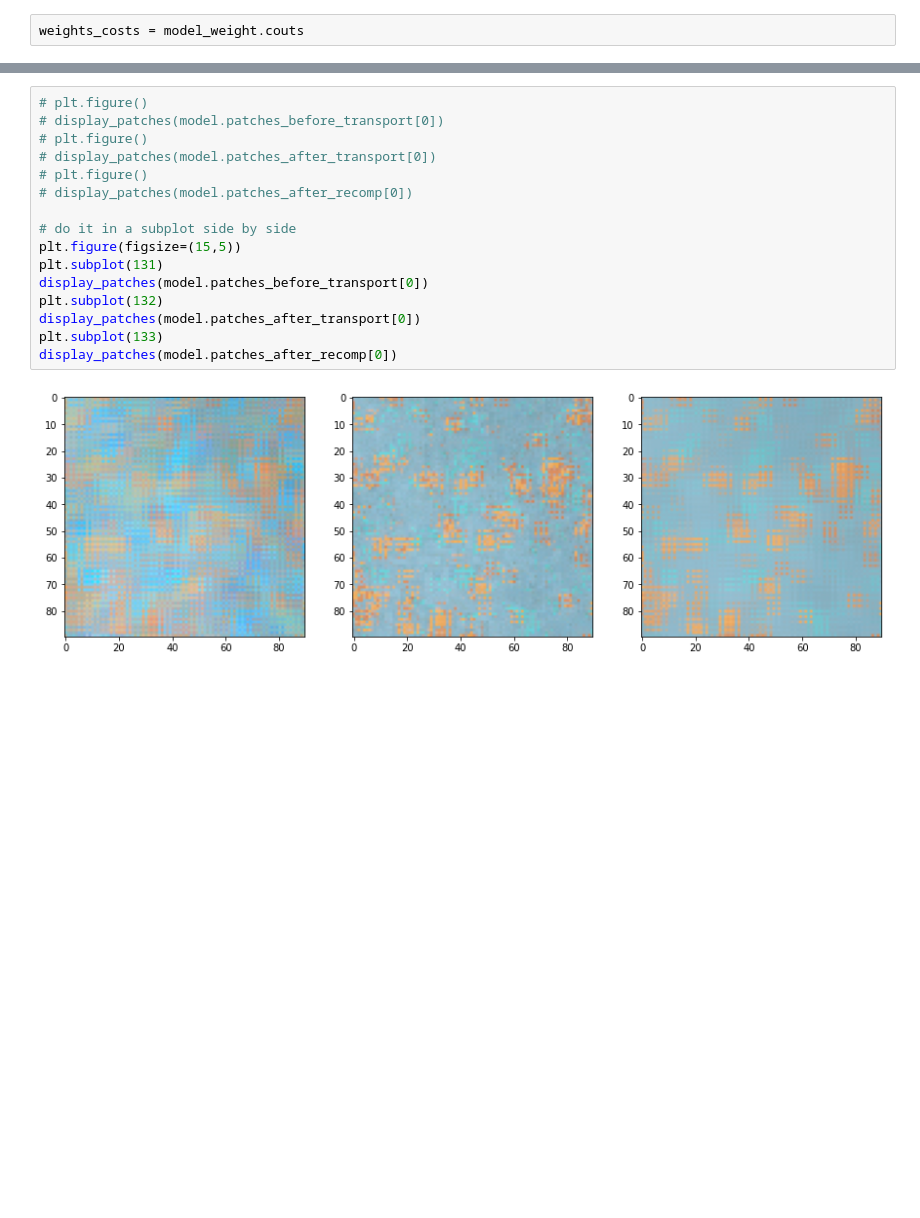
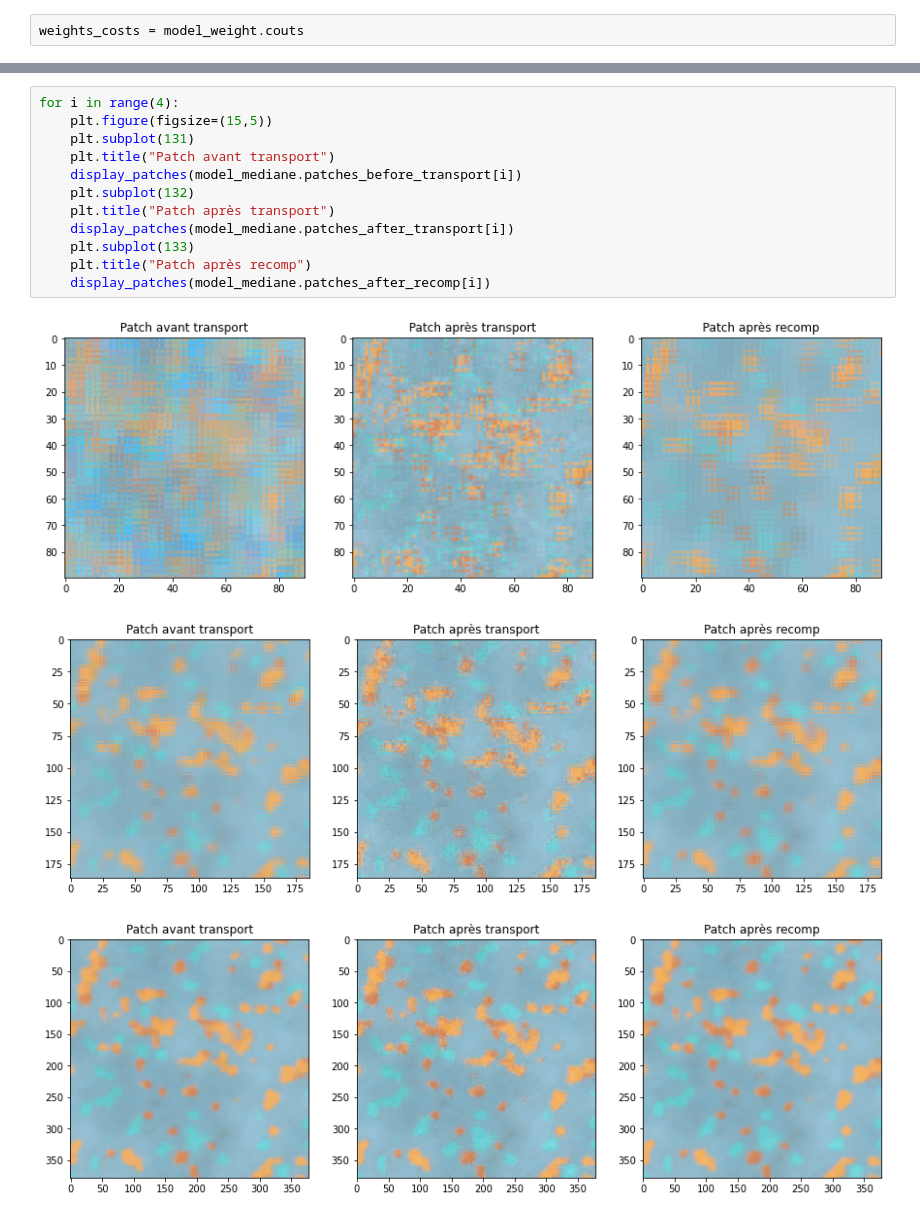
Before and after one commit to Clement-W/TextureOptimalTransport_MVA, a Jupyter notebook: recomposition_expe.ipynb, the cells around one changed output, grey strips where cells are left out. Cells and saved outputs as stored; diff of their text form; blank space fills up the shorter version.

```diff
--- a/recomposition_expe.ipynb
+++ b/recomposition_expe.ipynb
@@ -120,21 +146,19 @@ def display_patches(patches):
             display_image[i*3:(i+1)*3, j*3:(j+1)*3, :] = reshaped_patches[i*patch_side + j]
 
     plt.imshow(np.clip(display_image,0,1))
-# %%
-# plt.figure()
-# display_patches(model.patches_before_transport[0])
-# plt.figure()
-# display_patches(model.patches_after_transport[0])
-# plt.figure()
-# display_patches(model.patches_after_recomp[0])
-
-# do it in a subplot side by side
-plt.figure(figsize=(15,5))
-plt.subplot(131)
-display_patches(model.patches_before_transport[0])
-plt.subplot(132)
-display_patches(model.patches_after_transport[0])
-plt.subplot(133)
-display_patches(model.patches_after_recomp[0])
-# %% [output]
-[figure, removed]
+# %%
+for i in range(4):
+    plt.figure(figsize=(15,5))
+    plt.subplot(131)
+    plt.title("Patch avant transport")
+    display_patches(model_mediane.patches_before_transport[i])
+    plt.subplot(132)
+    plt.title("Patch après transport")
+    display_patches(model_mediane.patches_after_transport[i])
+    plt.subplot(133)
+    plt.title("Patch après recomp")
+    display_patches(model_mediane.patches_after_recomp[i])
+# %% [output]
+[figure, added]
+[figure, added]
+[figure, added]
```
Also changed, not shown: parts of 7 cells of this notebook.
